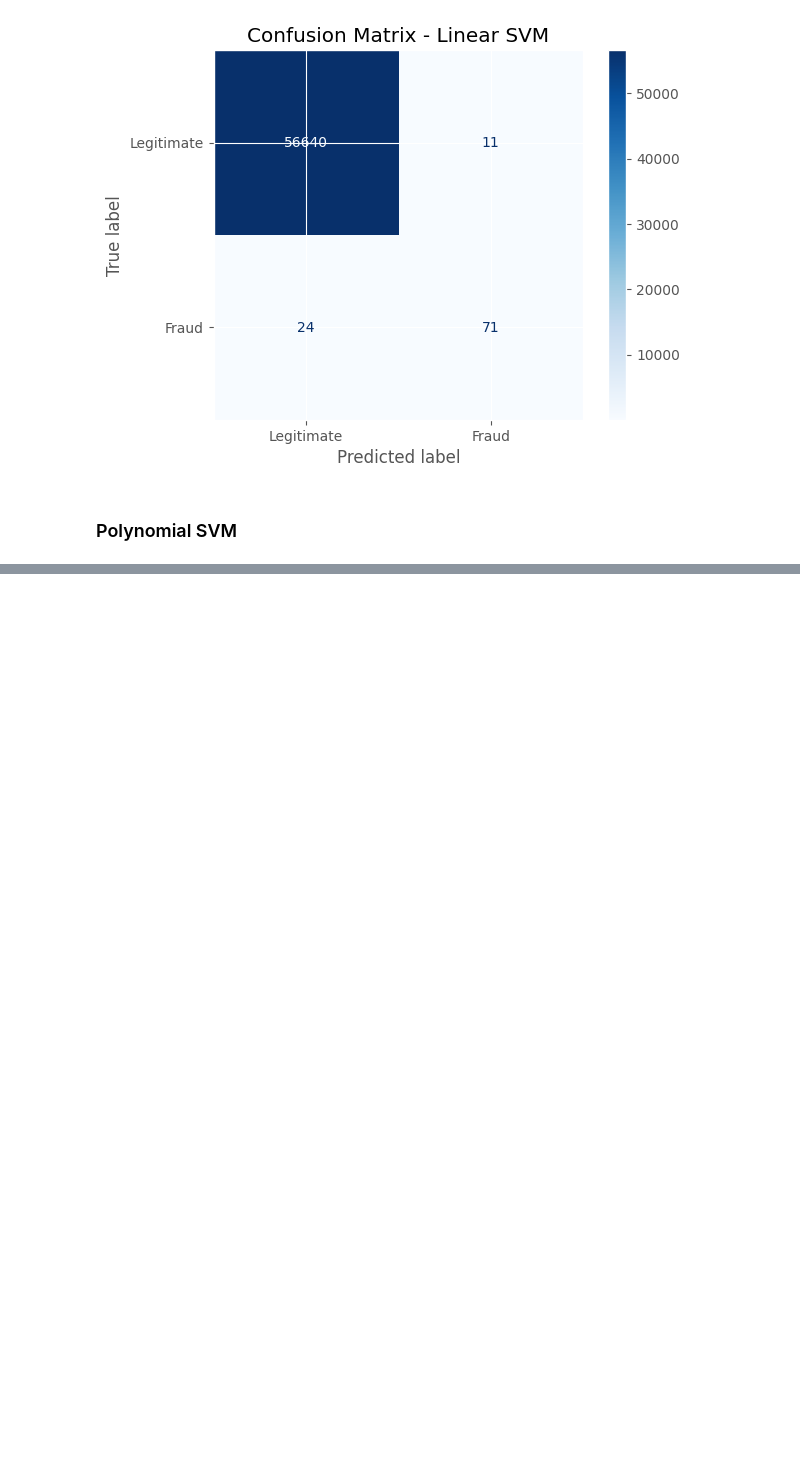
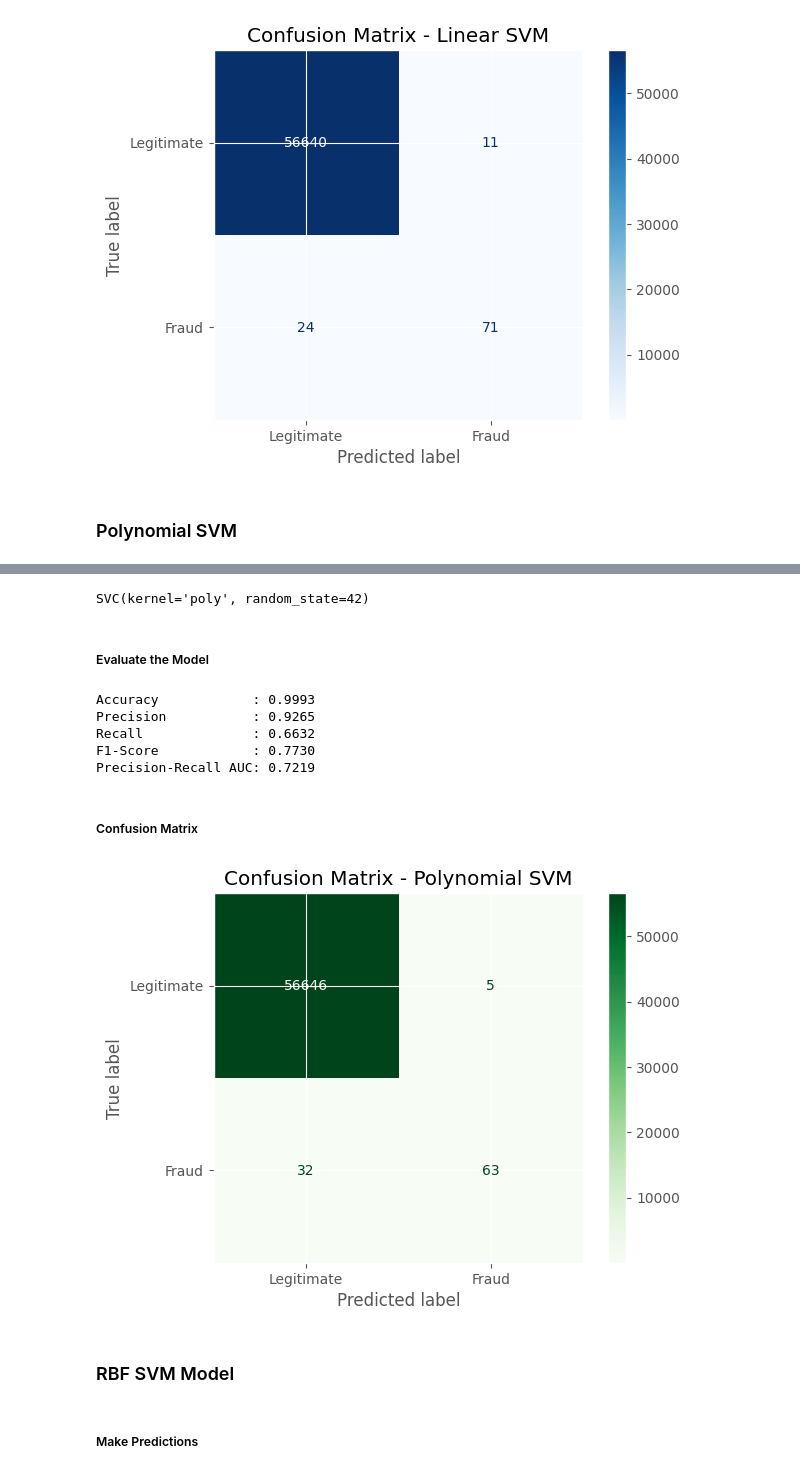
Before and after one commit to aaryanyaadav/Real-Time-Card-Not-Present-Fraud-Detection, a Jupyter notebook: Real_Time_Card_Not_Present_Fraud_Detection.ipynb, the cells around one changed output, grey strips where cells are left out. Drawn from its saved outputs; the diff is of its cells as text; code cells hidden in the pictures; blank space fills up the shorter version.

Commit message:
polynomial SVM

```diff
--- a/Real_Time_Card_Not_Present_Fraud_Detection.ipynb
+++ b/Real_Time_Card_Not_Present_Fraud_Detection.ipynb
@@ -267,3 +267,9 @@ plt.show()
 [figure]
 # %% [markdown]
 ### Polynomial SVM
+# %%
+poly_svm = SVC(
+    kernel='poly',
+    degree=3,
+    random_state=42
+)
@@ -269,0 +278,48 @@ plt.show()
+# %%
+poly_svm.fit(X_train_scaled, y_train)
+# %% [output]
+SVC(kernel='poly', random_state=42)
+# %%
+
+y_pred_poly = poly_svm.predict(X_test_scaled)
+
+y_scores_poly = poly_svm.decision_function(X_test_scaled)
+# %% [markdown]
+##### Evaluate the Model
+# %%
+accuracy = accuracy_score(y_test, y_pred_poly)
+precision = precision_score(y_test, y_pred_poly)
+recall = recall_score(y_test, y_pred_poly)
+f1 = f1_score(y_test, y_pred_poly)
+pr_auc = average_precision_score(y_test, y_scores_poly)
+
+print(f"Accuracy            : {accuracy:.4f}")
+print(f"Precision           : {precision:.4f}")
+print(f"Recall              : {recall:.4f}")
+print(f"F1-Score            : {f1:.4f}")
+print(f"Precision-Recall AUC: {pr_auc:.4f}")
+# %% [output]
+Accuracy            : 0.9993
+Precision           : 0.9265
+Recall              : 0.6632
+F1-Score            : 0.7730
+Precision-Recall AUC: 0.7219
+# %% [markdown]
+##### Confusion Matrix
+# %%
+cm = confusion_matrix(y_test, y_pred_poly)
+
+disp = ConfusionMatrixDisplay(
+    confusion_matrix=cm,
+    display_labels=["Legitimate", "Fraud"]
+)
+
+disp.plot(cmap="Greens")
+
+plt.title("Confusion Matrix - Polynomial SVM")
+
+plt.show()
+# %% [output]
+[figure, added]
+# %% [markdown]
+### RBF SVM Model
@@ -269,0 +333,2 @@ plt.show()
+# %% [markdown]
+##### Make Predictions
```
Also changed, not shown: parts of 4 cells of this notebook.
